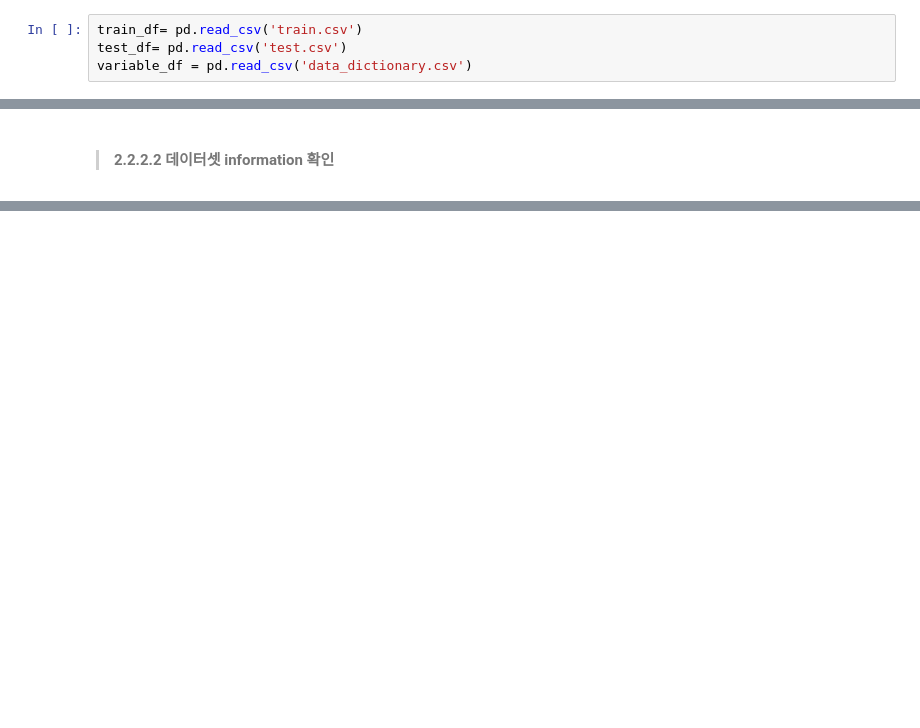
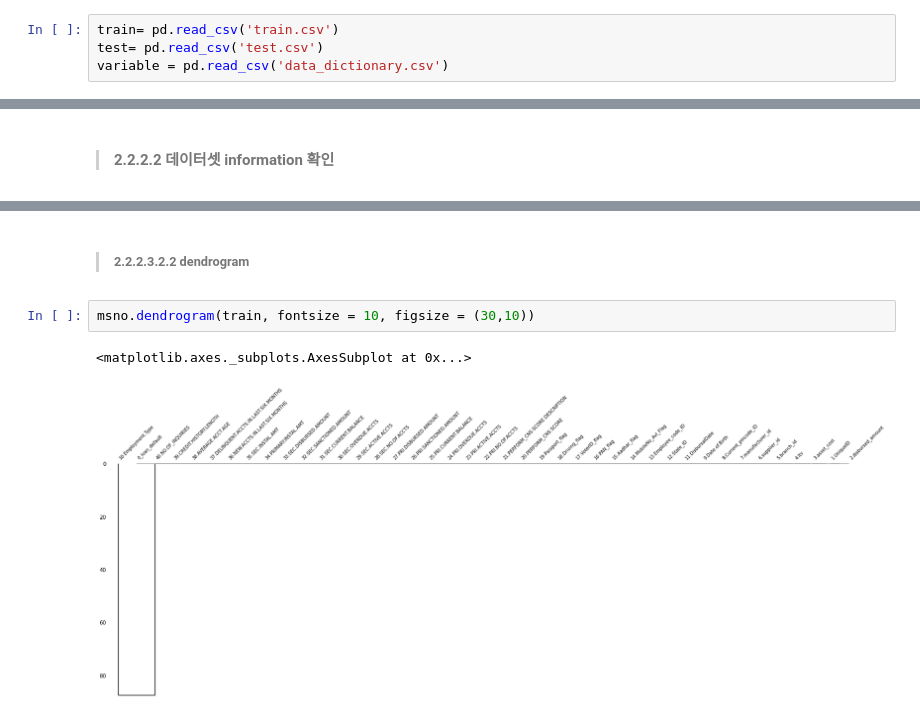
Before and after one commit to countifs/kaggle, a Jupyter notebook: L&T_Vehicle_Loan_Default_Prediction.ipynb, the cells around one changed output, grey strips where cells are left out. Drawn from its saved outputs; the diff is of its cells as text; blank space fills up the shorter version.

```diff
--- a/L&T_Vehicle_Loan_Default_Prediction.ipynb
+++ b/L&T_Vehicle_Loan_Default_Prediction.ipynb
@@ -71,9 +89,9 @@ import seaborn as sns
 # %% [markdown]
 > ## **2.1 데이터 불러오기**
 # %%
-train_df= pd.read_csv('train.csv')
-test_df= pd.read_csv('test.csv')
-variable_df = pd.read_csv('data_dictionary.csv')
+train= pd.read_csv('train.csv')
+test= pd.read_csv('test.csv')
+variable = pd.read_csv('data_dictionary.csv')
 # %% [markdown]
  > ## **2.2 변수 설명**
 # %%
@@ -278,0 +467,7 @@ train_df.describe()
+# %% [markdown]
+ > ###### **2.2.2.3.2.2 dendrogram**
+# %%
+msno.dendrogram(train, fontsize = 10, figsize = (30,10))
+# %% [output]
+<matplotlib.axes._subplots.AxesSubplot at 0x...>
+[figure, added]
```
Also changed, not shown: parts of 56 cells of this notebook.
